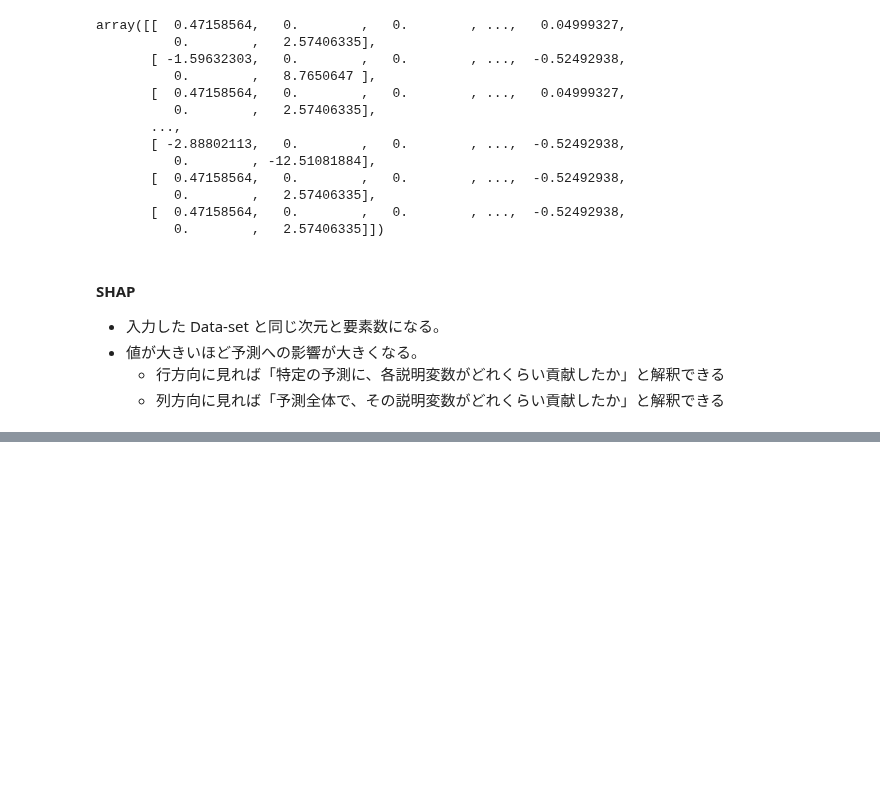
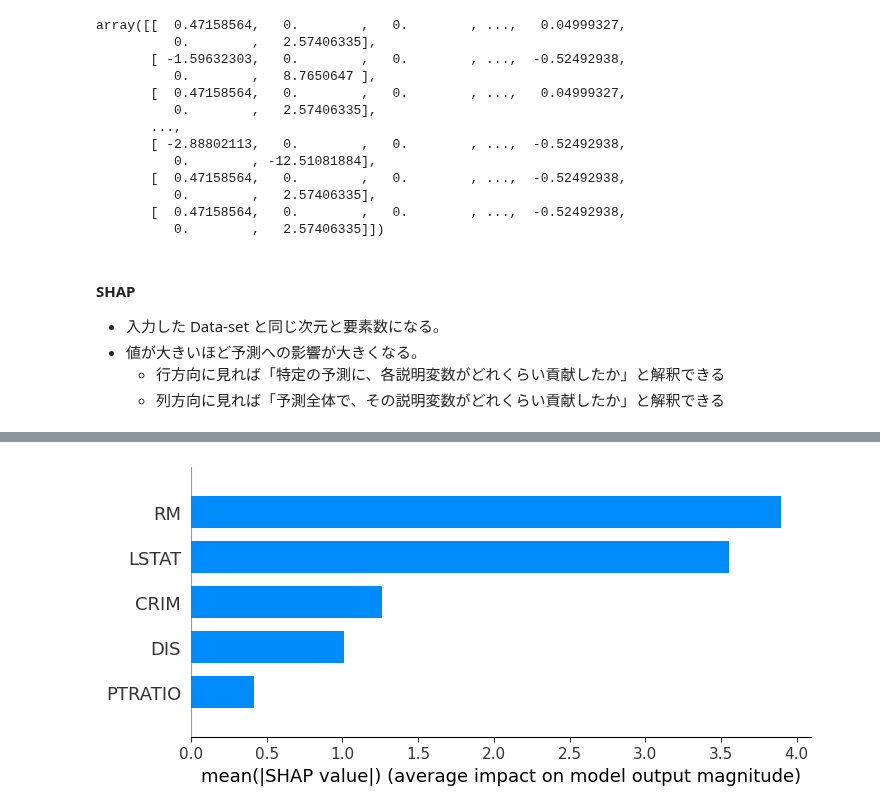
Before and after one commit to 1024xx4/ai_model_building_100, a Jupyter notebook: section09/section09.ipynb, the cells around one changed output, grey strips where cells are left out. Saved outputs shown, nothing was run; the diff lists cells and outputs as text; code cells hidden in the pictures; blank space fills up the shorter version.

Commit message:
Feat: 回帰系 Model を summary_plot で解釈してみる#17

```diff
--- a/section09/section09.ipynb
+++ b/section09/section09.ipynb
@@ -124,0 +129,10 @@ array([[  0.47158564,   0.        ,   0.        , ...,   0.04999327,
+# %%
+# summary_plot(bar)
+shap.summary_plot(
+    shap_values=shap_values
+    , features=X_test
+    , plot_type='bar'  # 各説明変数を貢献度順に確認できる。
+    , max_display=5  # 上位項目の表示数を設定。
+)
+# %% [output]
+[figure, added]
```
Also changed, not shown: parts of 4 cells of this notebook.
